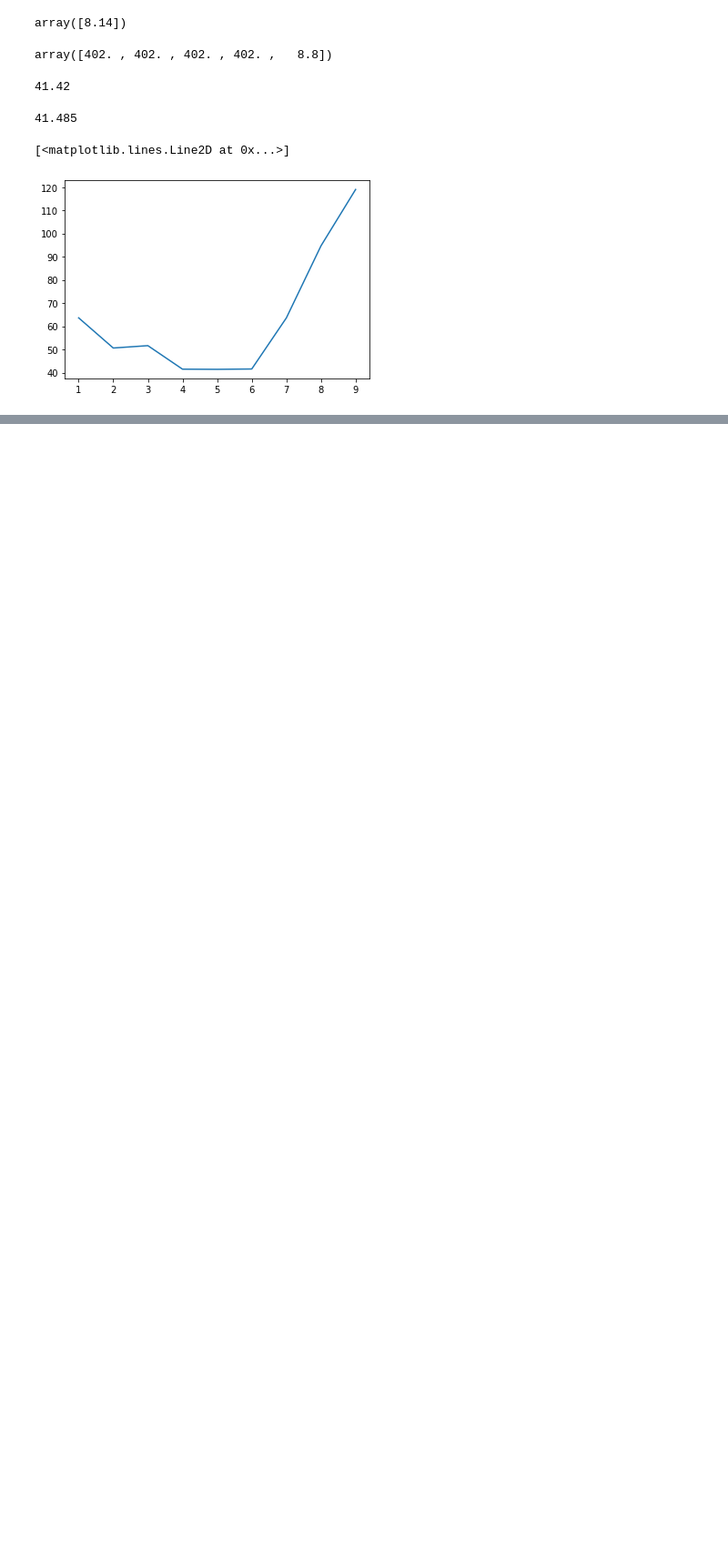
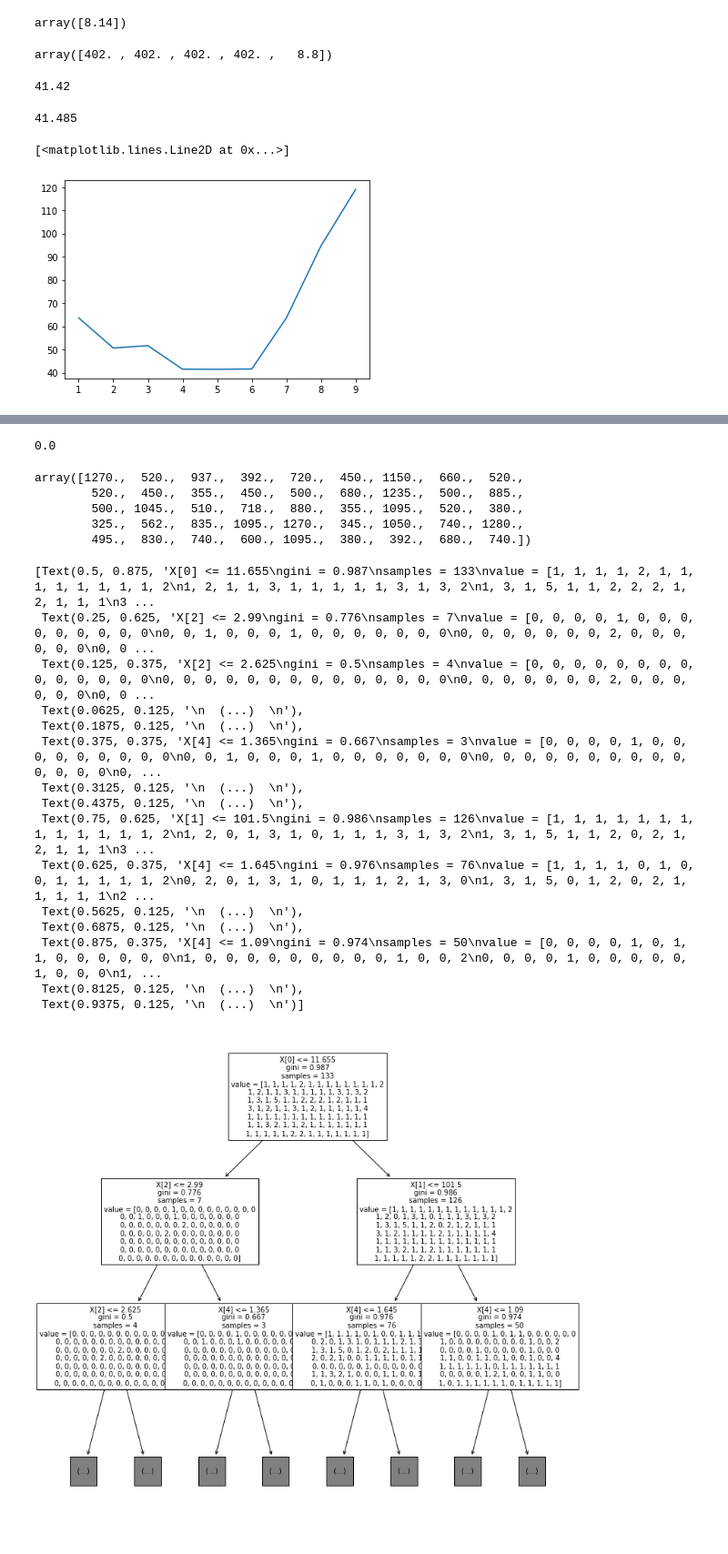
Before and after one commit to eaglehkim/python, a Jupyter notebook: prac3.ipynb, the cells around one changed output, grey strips where cells are left out. Shown at 91% size. Drawn from its saved outputs; the diff is of its cells as text; code cells hidden in the pictures; blank space fills up the shorter version.

```diff
--- a/prac3.ipynb
+++ b/prac3.ipynb
@@ -713,0 +907,8 @@ plt.plot(np.arange(1,10),neighbor)
+# %%
+data = np.column_stack((Alcohol,Magnesium,Color,Hue,Malic_acid))
+# %%
+train_input, test_input, train_target, test_target = train_test_split(data, Proline)
+# %%
+DT = DecisionTreeClassifier()
+# %%
+DT.fit(train_input,train_target)
@@ -713,0 +917,32 @@ plt.plot(np.arange(1,10),neighbor)
+# %%
+DT.score(test_input, test_target)
+# %% [output]
+0.0
+# %%
+DT.predict(test_input)
+# %% [output]
+array([1270.,  520.,  937.,  392.,  720.,  450., 1150.,  660.,  520.,
+        520.,  450.,  355.,  450.,  500.,  680., 1235.,  500.,  885.,
+        500., 1045.,  510.,  718.,  880.,  355., 1095.,  520.,  380.,
+        325.,  562.,  835., 1095., 1270.,  345., 1050.,  740., 1280.,
+        495.,  830.,  740.,  600., 1095.,  380.,  392.,  680.,  740.])
+# %%
+plt.figure(figsize=(13,13))
+plot_tree(DT,fontsize=10,max_depth=2)
+# %% [output]
+[Text(0.5, 0.875, 'X[0] <= 11.655\ngini = 0.987\nsamples = 133\nvalue = [1, 1, 1, 1, 2, 1, 1, 1, 1, 1, 1, 1, 1, 2\n1, 2, 1, 1, 3, 1, 1, 1, 1, 1, 3, 1, 3, 2\n1, 3, 1, 5, 1, 1, 2, 2, 2, 1, 2, 1, 1, 1\n3 ...
+ Text(0.25, 0.625, 'X[2] <= 2.99\ngini = 0.776\nsamples = 7\nvalue = [0, 0, 0, 0, 1, 0, 0, 0, 0, 0, 0, 0, 0, 0\n0, 0, 1, 0, 0, 0, 1, 0, 0, 0, 0, 0, 0, 0\n0, 0, 0, 0, 0, 0, 0, 2, 0, 0, 0, 0, 0, 0\n0, 0 ...
+ Text(0.125, 0.375, 'X[2] <= 2.625\ngini = 0.5\nsamples = 4\nvalue = [0, 0, 0, 0, 0, 0, 0, 0, 0, 0, 0, 0, 0, 0\n0, 0, 0, 0, 0, 0, 0, 0, 0, 0, 0, 0, 0, 0\n0, 0, 0, 0, 0, 0, 0, 2, 0, 0, 0, 0, 0, 0\n0, 0 ...
+ Text(0.0625, 0.125, '\n  (...)  \n'),
+ Text(0.1875, 0.125, '\n  (...)  \n'),
+ Text(0.375, 0.375, 'X[4] <= 1.365\ngini = 0.667\nsamples = 3\nvalue = [0, 0, 0, 0, 1, 0, 0, 0, 0, 0, 0, 0, 0, 0\n0, 0, 1, 0, 0, 0, 1, 0, 0, 0, 0, 0, 0, 0\n0, 0, 0, 0, 0, 0, 0, 0, 0, 0, 0, 0, 0, 0\n0, ...
+ Text(0.3125, 0.125, '\n  (...)  \n'),
+ Text(0.4375, 0.125, '\n  (...)  \n'),
+ Text(0.75, 0.625, 'X[1] <= 101.5\ngini = 0.986\nsamples = 126\nvalue = [1, 1, 1, 1, 1, 1, 1, 1, 1, 1, 1, 1, 1, 2\n1, 2, 0, 1, 3, 1, 0, 1, 1, 1, 3, 1, 3, 2\n1, 3, 1, 5, 1, 1, 2, 0, 2, 1, 2, 1, 1, 1\n3 ...
+ Text(0.625, 0.375, 'X[4] <= 1.645\ngini = 0.976\nsamples = 76\nvalue = [1, 1, 1, 1, 0, 1, 0, 0, 1, 1, 1, 1, 1, 2\n0, 2, 0, 1, 3, 1, 0, 1, 1, 1, 2, 1, 3, 0\n1, 3, 1, 5, 0, 1, 2, 0, 2, 1, 1, 1, 1, 1\n2 ...
+ Text(0.5625, 0.125, '\n  (...)  \n'),
+ Text(0.6875, 0.125, '\n  (...)  \n'),
+ Text(0.875, 0.375, 'X[4] <= 1.09\ngini = 0.974\nsamples = 50\nvalue = [0, 0, 0, 0, 1, 0, 1, 1, 0, 0, 0, 0, 0, 0\n1, 0, 0, 0, 0, 0, 0, 0, 0, 0, 1, 0, 0, 2\n0, 0, 0, 0, 1, 0, 0, 0, 0, 0, 1, 0, 0, 0\n1, ...
+ Text(0.8125, 0.125, '\n  (...)  \n'),
+ Text(0.9375, 0.125, '\n  (...)  \n')]
+[figure, added]
```
Also changed, not shown: parts of 31 cells of this notebook.
